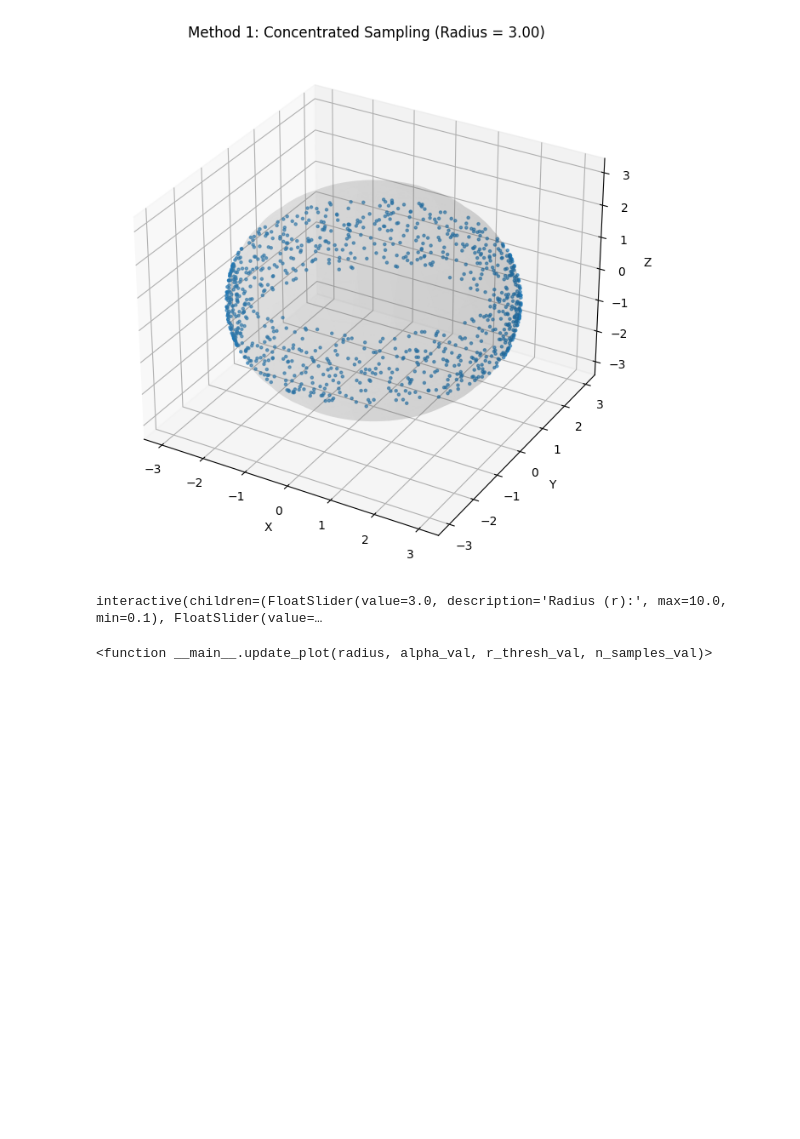
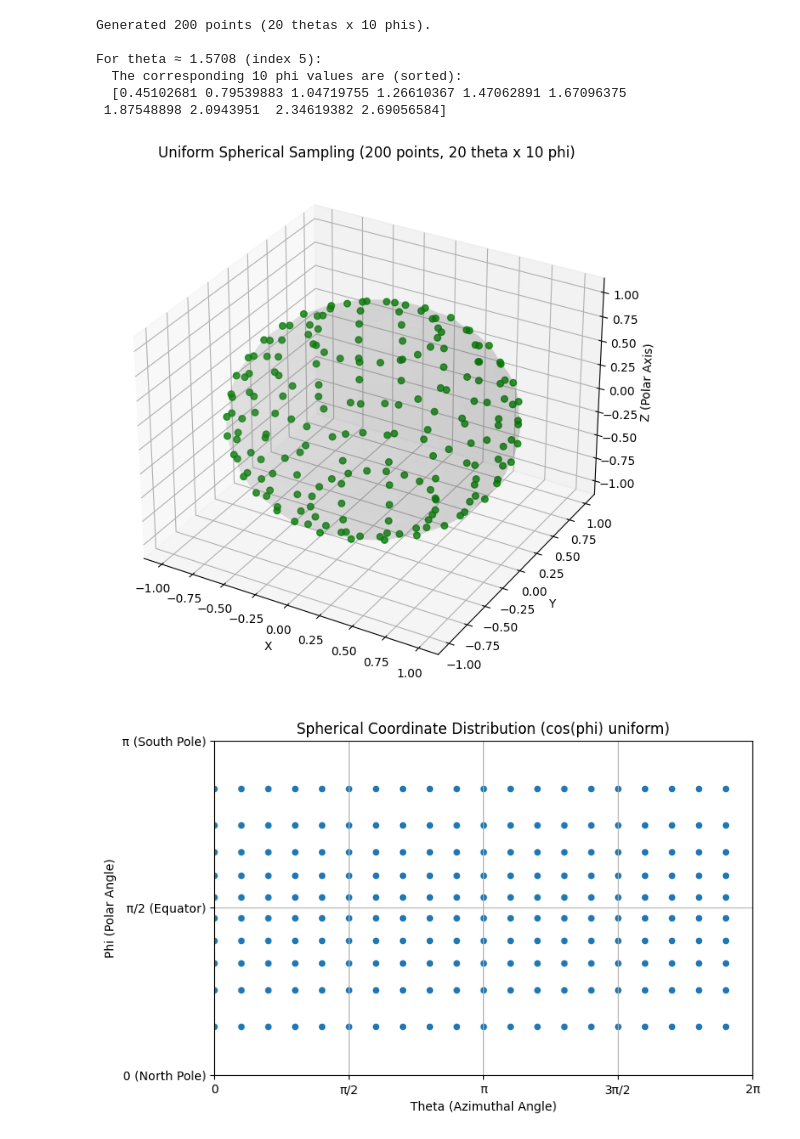
Before and after one commit to eacsai/Omni-Scene, a Jupyter notebook: sample.ipynb, the cells around one changed output. Saved outputs shown, nothing was run; the diff lists cells and outputs as text; code cells hidden in the pictures; blank space fills up the shorter version.

Commit message:
feat: add spherical confidence code

```diff
--- a/sample.ipynb
+++ b/sample.ipynb
@@ -83,7 +0,0 @@ def update_plot(radius, alpha_val, r_thresh_val, n_samples_val):
-# %%
-# 使用 interact 创建交互式界面
-widgets.interact(update_plot, radius=radius_slider, alpha_val=alpha_slider, r_thresh_val=r_thresh_slider, n_samples_val=n_samples_slider)
-# %% [output]
-[figure, removed]
-interactive(children=(FloatSlider(value=3.0, description='Radius (r):', max=10.0, min=0.1), FloatSlider(value=…
-<function __main__.update_plot(radius, alpha_val, r_thresh_val, n_samples_val)>
@@ -89,0 +56,69 @@ interactive(children=(FloatSlider(value=3.0, description='Radius (r):', max=10.0
+# %%
+N_theta = 20
+N_phi = 10
+total_N = N_theta * N_phi
+
+points_xyz, points_spherical = generate_uniform_grid_points(N_theta, N_phi)
+
+# print(f"Generated {len(points_xyz)} points ({N_theta} thetas x {N_phi} phis).") # English print statement
+print(f"Generated {len(points_xyz)} points ({N_theta} thetas x {N_phi} phis).")
+
+# --- Check phi values for a specific theta ---
+# Since theta is generated at equal intervals, we can index directly
+target_theta_index = 5 # Example: the 6th theta value (0-indexed)
+target_theta_value = np.linspace(0, 2 * np.pi, N_theta, endpoint=False)[target_theta_index]
+
+# print(f"\nFor theta ≈ {target_theta_value:.4f} (index {target_theta_index}):") # English print statement
+print(f"\nFor theta ≈ {target_theta_value:.4f} (index {target_theta_index}):")
+# The indices for these points range from [target_theta_index * N_phi, (target_theta_index + 1) * N_phi)
+# But an easier way to find them due to meshgrid ravel order is:
+phis_for_theta = points_spherical[points_spherical[:, 0] == target_theta_value][:, 1]
+# Alternatively, since we know the set of phi values is fixed:
+phis_set = np.arccos(np.clip(-1 + (np.arange(N_phi) + 0.5) * (2.0 / N_phi), -1.0, 1.0))
+# print(f"  The corresponding {len(phis_set)} phi values are (sorted):\n  {np.sort(phis_set)}") # English print statement
+print(f"  The corresponding {len(phis_set)} phi values are (sorted):\n  {np.sort(phis_set)}")
+
+
+# --- 3D Visualization ---
+fig = plt.figure(figsize=(8, 8))
+ax = fig.add_subplot(111, projection='3d')
+ax.scatter(points_xyz[:, 0], points_xyz[:, 1], points_xyz[:, 2], s=30, c='green', alpha=0.8)
+
+# Draw reference sphere
+u = np.linspace(0, 2 * np.pi, 100)
+v = np.linspace(0, np.pi, 50)
+x_sph = np.outer(np.cos(u), np.sin(v))
+y_sph = np.outer(np.sin(u), np.sin(v))
+z_sph = np.outer(np.ones(np.size(u)), np.cos(v))
+ax.plot_surface(x_sph, y_sph, z_sph, color='grey', alpha=0.1, rstride=5, cstride=5, linewidth=0)
+
+ax.set_xlabel('X') # English label
+ax.set_ylabel('Y') # English label
+ax.set_zlabel('Z (Polar Axis)') # English label
+ax.set_title(f'Uniform Spherical Sampling ({total_N} points, {N_theta} theta x {N_phi} phi)') # English title
+ax.set_aspect('auto')
+plt.show()
+
+# --- 2D Angle Visualization ---
+fig_angles, ax_angles = plt.subplots(figsize=(8, 5))
+ax_angles.scatter(points_spherical[:, 0], points_spherical[:, 1], s=20)
+ax_angles.set_xlabel('Theta (Azimuthal Angle)') # English label
+ax_angles.set_ylabel('Phi (Polar Angle)')     # English label
+ax_angles.set_title('Spherical Coordinate Distribution (cos(phi) uniform)') # English title
+ax_angles.set_xlim(0, 2 * math.pi)
+ax_angles.set_xticks(np.linspace(0, 2*math.pi, 5))
+ax_angles.set_xticklabels(['0', 'π/2', 'π', '3π/2', '2π']) # Keep labels as they are standard notation
+ax_angles.set_ylim(0, math.pi)
+ax_angles.set_yticks(np.linspace(0, math.pi, 3))
+ax_angles.set_yticklabels(['0 (North Pole)', 'π/2 (Equator)', 'π (South Pole)']) # English descriptions
+ax_angles.grid(True)
+plt.show()
+# %% [output]
+Generated 200 points (20 thetas x 10 phis).
+
+For theta ≈ 1.5708 (index 5):
+  The corresponding 10 phi values are (sorted):
+  [0.45102681 0.79539883 1.04719755 1.26610367 1.47062891 1.67096375
+ 1.87548898 2.0943951  2.34619382 2.69056584]
+[figure, added]
+[figure, added]
```
Also changed, not shown: parts of 12 cells of this notebook, 35 other files.
